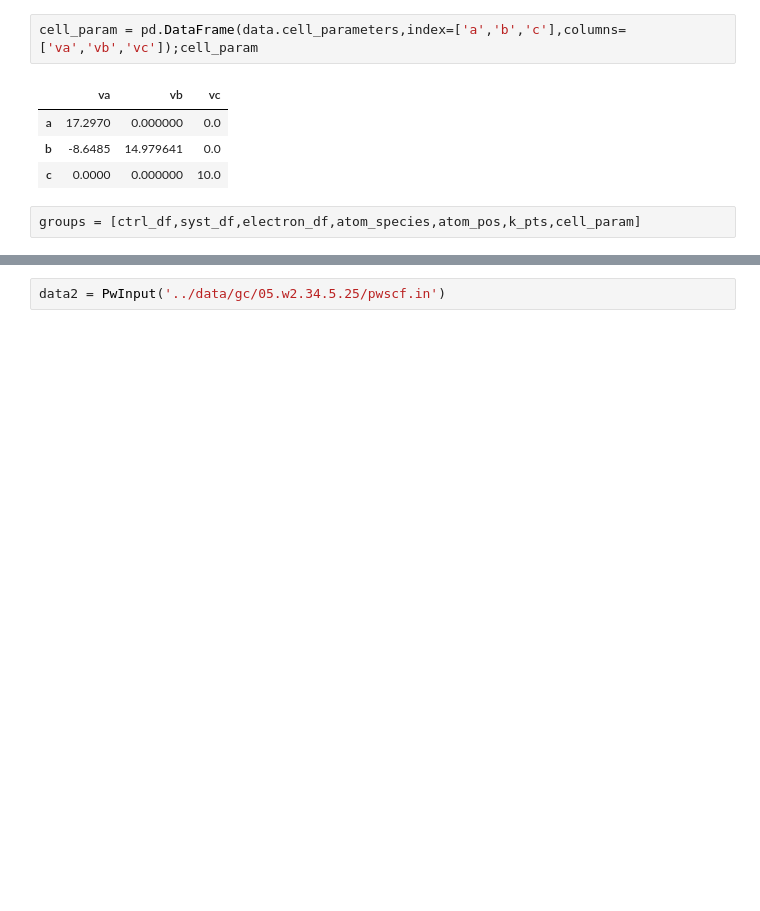
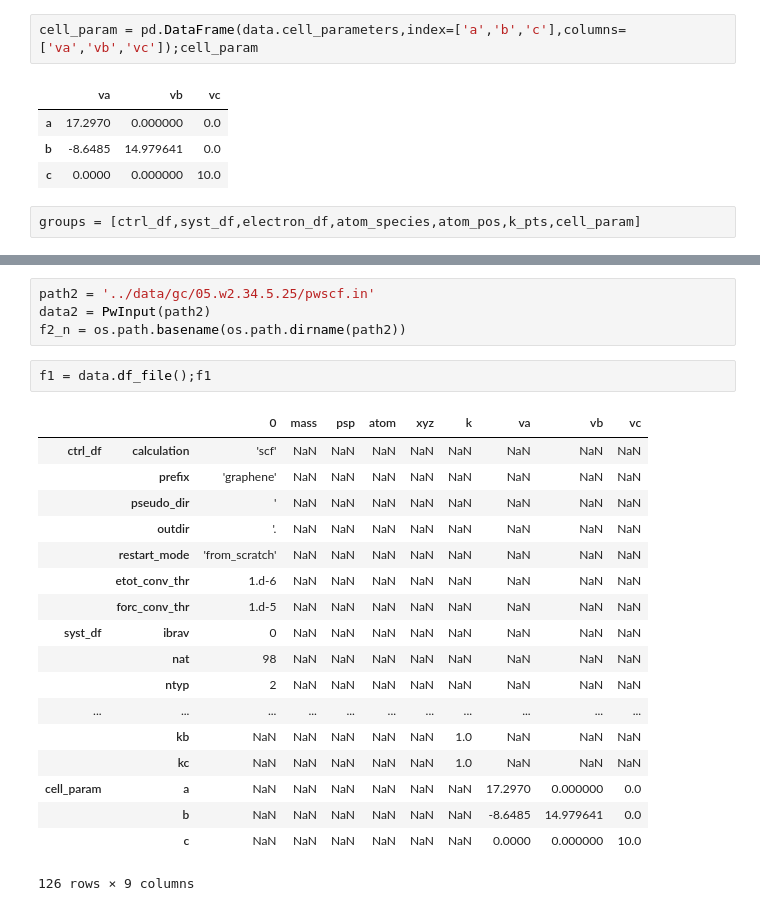
Before and after one commit to hududed/qe-stuff, a Jupyter notebook: code/qe-5.4.0-ingester.ipynb, the cells around one changed output, grey strips where cells are left out. Cells and saved outputs as stored; diff of their text form; blank space fills up the shorter version.

```diff
--- a/code/qe-5.4.0-ingester.ipynb
+++ b/code/qe-5.4.0-ingester.ipynb
@@ -419,3 +433,26 @@ df_master = pd.concat(groups);df_master.head()
 # %%
-data2 = PwInput('../data/gc/05.w2.34.5.25/pwscf.in')
+path2 = '../data/gc/05.w2.34.5.25/pwscf.in'
+data2 = PwInput(path2)
+f2_n = os.path.basename(os.path.dirname(path2))
+# %%
+f1 = data.df_file();f1
+# %% [output]
+|  |  | 0 | mass | psp | atom | xyz | k | va | vb | vc |
+| ctrl_df | calculation | 'scf' | NaN | NaN | NaN | NaN | NaN | NaN | NaN | NaN |
+|  | prefix | 'graphene' | NaN | NaN | NaN | NaN | NaN | NaN | NaN | NaN |
+|  | pseudo_dir | ' | NaN | NaN | NaN | NaN | NaN | NaN | NaN | NaN |
+|  | outdir | '. | NaN | NaN | NaN | NaN | NaN | NaN | NaN | NaN |
+|  | restart_mode | 'from_scratch' | NaN | NaN | NaN | NaN | NaN | NaN | NaN | NaN |
+|  | etot_conv_thr | 1.d-6 | NaN | NaN | NaN | NaN | NaN | NaN | NaN | NaN |
+|  | forc_conv_thr | 1.d-5 | NaN | NaN | NaN | NaN | NaN | NaN | NaN | NaN |
+| syst_df | ibrav | 0 | NaN | NaN | NaN | NaN | NaN | NaN | NaN | NaN |
+|  | nat | 98 | NaN | NaN | NaN | NaN | NaN | NaN | NaN | NaN |
+|  | ntyp | 2 | NaN | NaN | NaN | NaN | NaN | NaN | NaN | NaN |
+| ... | ... | ... | ... | ... | ... | ... | ... | ... | ... | ... |
+|  | kb | NaN | NaN | NaN | NaN | NaN | 1.0 | NaN | NaN | NaN |
+|  | kc | NaN | NaN | NaN | NaN | NaN | 1.0 | NaN | NaN | NaN |
+| cell_param | a | NaN | NaN | NaN | NaN | NaN | NaN | 17.2970 | 0.000000 | 0.0 |
+|  | b | NaN | NaN | NaN | NaN | NaN | NaN | -8.6485 | 14.979641 | 0.0 |
+|  | c | NaN | NaN | NaN | NaN | NaN | NaN | 0.0000 | 0.000000 | 10.0 |
+126 rows × 9 columns
 # %%
```
Also changed, not shown: parts of 8 cells of this notebook.
